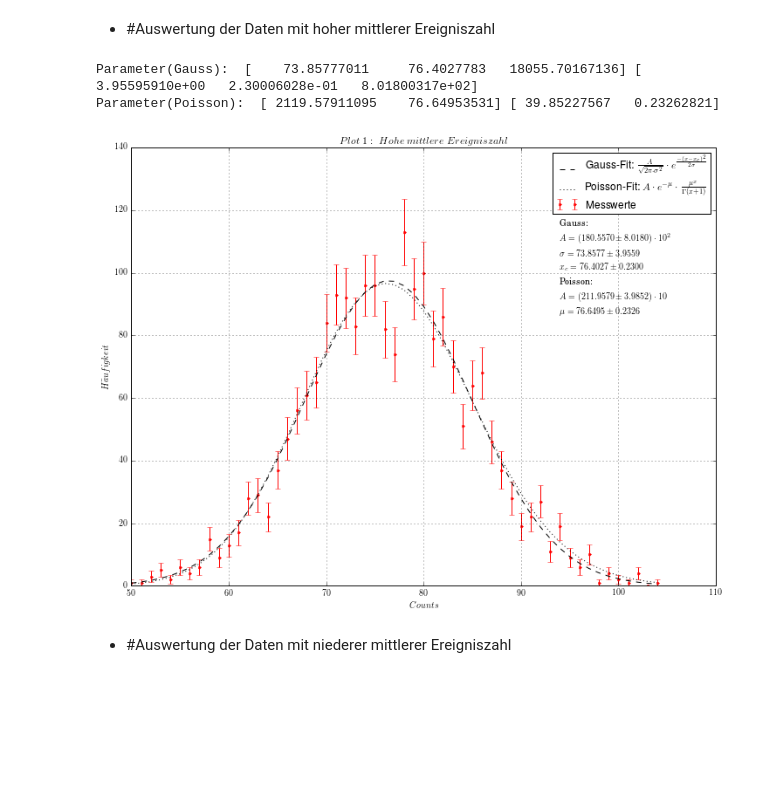
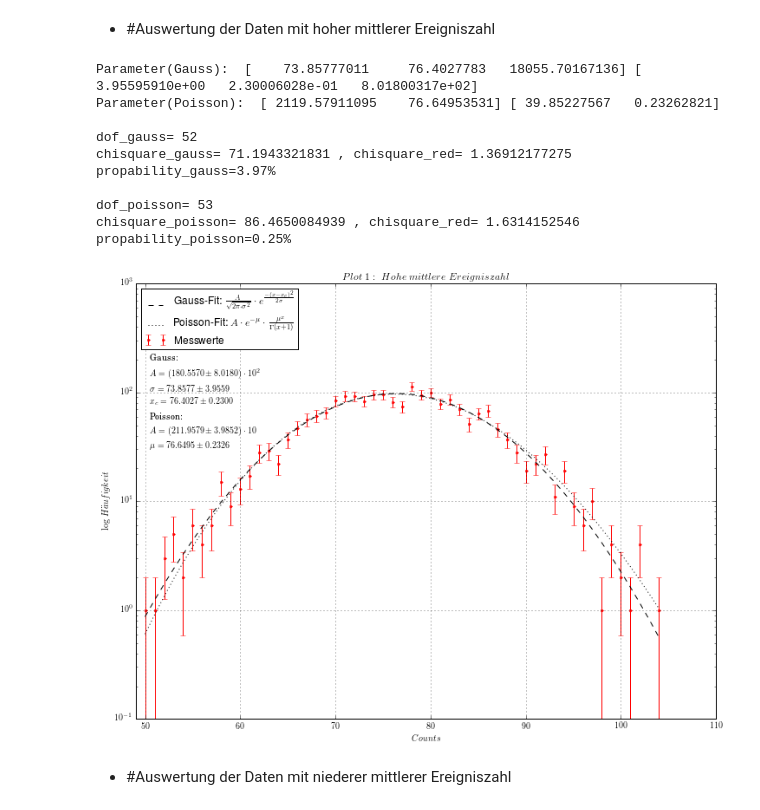
Before and after one commit to krauthex/AP2.2, a Jupyter notebook: v251/v251.ipynb, the cells around one changed output. Drawn from its saved outputs; the diff is of its cells as text; code cells hidden in the pictures; blank space fills up the shorter version.

Commit message:
added chi_square and chi_square_red for both plots. changed the yscale in the plots to 'log'. added a combined pdf for both plots

```diff
--- a/v251/v251.ipynb
+++ b/v251/v251.ipynb
@@ -73,37 +74,63 @@ def gauss(x, sig, x_c, A):
     return A/np.sqrt(sig**2 * 2*np.pi) * np.exp(-(x-x_c)**2/(2*sig))
 
 ## defining the poisson fit function
 def poisson(x, A, mu):
     #x, A = x_A
     return A*np.exp(-mu) * mu**x/scipy.special.gamma(x+1)
 
 popt_gauss, pcov_gauss = curve_fit(gauss, counts, haeufigkeit, p0=[np.sqrt(counts[np.argmax(haeufigkeit)]),
                                                                    counts[np.argmax(haeufigkeit)],
                                                                    np.sum(haeufigkeit*counts)])
 
 popt_poisson, pcov_poisson = curve_fit(poisson, counts, haeufigkeit, p0=[np.sum(haeufigkeit*counts),
                                                                          counts[np.argmax(haeufigkeit)]])
 
 print('Parameter(Gauss): ', popt_gauss, np.sqrt(np.diag(pcov_gauss)))
 print('Parameter(Poisson): ', popt_poisson, np.sqrt(np.diag(pcov_poisson)))
 
+##goodness of fit
+## chi_square und chi_square_reduced berechnen (gauss)
+chi_square_gauss = np.sum(((gauss(counts[:-2], *popt_gauss)-haeufigkeit[:-2])/haeuf_err[:-2])**2)
+#print('chi_square_gauss:', chi_square_gauss)
+dof_gauss = len(counts)-len(popt_gauss) #dof: degees of freedom, Zahl der Messwerte abzueglich Zahl der Parameter
+print("\ndof_gauss=",dof_gauss)
+print("chisquare_gauss=", chi_square_gauss, ", chisquare_red=",chi_square_gauss/dof_gauss)
+print("propability_gauss="+str(round(100-chi2.cdf(chi_square_gauss,dof_gauss)*100,2))+"%") #cdf: cumulative distribution function
+
+## chi_square und chi_square_reduced berechnen (poisson)
+chi_square_poisson = np.sum(((poisson(counts[:-2], *popt_poisson)-haeufigkeit[:-2])/haeuf_err[:-2])**2)
+dof_poisson = len(counts)-len(popt_poisson) #dof: degees of freedom, Zahl der Messwerte abzueglich Zahl der Parameter
+print("\ndof_poisson=",dof_poisson)
+print("chisquare_poisson=", chi_square_poisson, ", chisquare_red=",chi_square_poisson/dof_poisson)
+print("propability_poisson="+str(round(100-chi2.cdf(chi_square_poisson,dof_poisson)*100,2))+"%") #cdf: cumulative distribution function
+
 ## plotting section
 fig = plt.figure(figsize=(12,9))
 ax = fig.add_subplot(111)
 ax.errorbar(counts, haeufigkeit, yerr=haeuf_err, fmt='r.', label='Messwerte')
 ax.plot(counts, gauss(counts, *popt_gauss), 'k--', label='Gauss-Fit:\ $\\frac{A}{\sqrt{2\pi\cdot\sigma^2}}\cdot e^{\\frac{-(x-x_c)^2}{2 \sigma}}$')
 ax.plot(counts, poisson(counts, *popt_poisson), 'k:', label='Poisson-Fit:\ $A\cdot e^{-\mu} \cdot \\frac{\mu^x}{\Gamma(x+1)}$')
+ax.set_xlim(49,110)
 ax.set_xlabel('$Counts$')
-ax.set_ylabel('$H\\"{a}ufigkeit$')
+ax.set_ylabel('$\mathrm{log}\ H\\"{a}ufigkeit$')
+ax.set_yscale('log')
 ax.set_title('$Plot\ 1:\ Hohe\ mittlere\ Ereigniszahl')
 ax.grid(axis='both')
-ax.text(94, 87, '\\textrm{Gauss:}\n$A=(180.5570\pm8.0180)\cdot10^2$\n$\sigma=73.8577\pm3.9559$\n$x_c=76.4027\pm0.2300$\n\\textrm{Poisson:}\n$A=(211.9579\pm3.9852)\cdot10$\n$\mu=76.6495\pm0.2326$', linespacing=2)
-ax.legend()
+ax.text(50.5, 31, '\\textrm{Gauss:}\n$A=(180.5570\pm8.0180)\cdot10^2$\n$\sigma=73.8577\pm3.9559$\n$x_c=76.4027\pm0.2300$\n\\textrm{Poisson:}\n$A=(211.9579\pm3.9852)\cdot10$\n$\mu=76.6495\pm0.2326$', linespacing=2)
+ax.legend(loc=2)
 fig.savefig('.data/plot1.pdf', format='pdf', dpi=200)
 # %% [output]
 Parameter(Gauss):  [    73.85777011     76.4027783   18055.70167136] [  3.95595910e+00   2.30006028e-01   8.01800317e+02]
 Parameter(Poisson):  [ 2119.57911095    76.64953531] [ 39.85227567   0.23262821]
+
+dof_gauss= 52
+chisquare_gauss= 71.1943321831 , chisquare_red= 1.36912177275
+propability_gauss=3.97%
+
+dof_poisson= 53
+chisquare_poisson= 86.4650084939 , chisquare_red= 1.6314152546
+propability_poisson=0.25%
-[figure, old version]
+[figure, new version]
 # %% [markdown]
 - #Auswertung der Daten mit niederer mittlerer Ereigniszahl
 # %%
```
Also changed, not shown: parts of 2 cells of this notebook, 3 other files.
